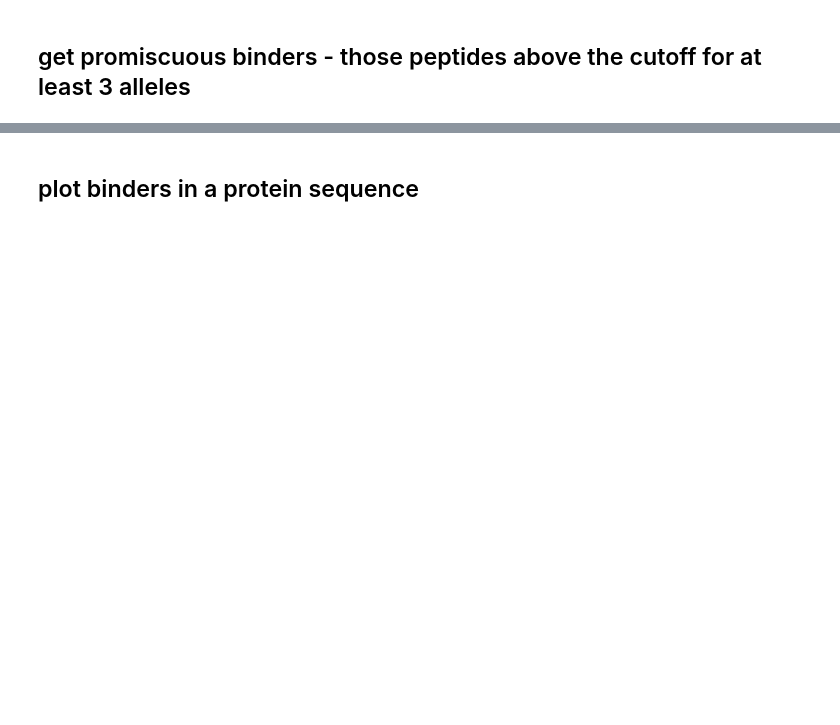
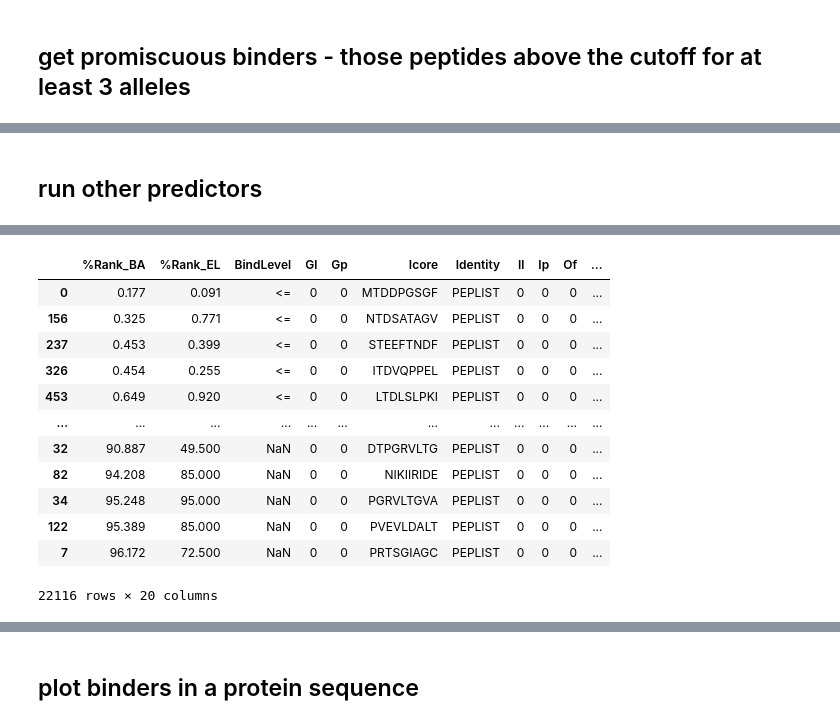
Before and after one commit to dmnfarrell/epitopepredict, a Jupyter notebook: examples/basics.ipynb, the cells around one changed output, grey strips where cells are left out. Cells and saved outputs as stored; diff of their text form; code cells hidden in the pictures; blank space fills up the shorter version.

```diff
--- a/examples/basics.ipynb
+++ b/examples/basics.ipynb
@@ -90,0 +137,7 @@ Index: []
+# %% [markdown]
+## run other predictors
+# %%
+reload(base)
+P2 = base.get_predictor('netmhcpan')
+P2.predict_sequences(prots[:10], alleles=m1_alleles, length=9, cpus=10)
+# %% [output]
@@ -90,0 +146,13 @@ Index: []
+|  | %Rank_BA | %Rank_EL | BindLevel | Gl | Gp | Icore | Identity | Il | Ip | Of | ... |
+| 0 | 0.177 | 0.091 | <= | 0 | 0 | MTDDPGSGF | PEPLIST | 0 | 0 | 0 | ... |
+| 156 | 0.325 | 0.771 | <= | 0 | 0 | NTDSATAGV | PEPLIST | 0 | 0 | 0 | ... |
+| 237 | 0.453 | 0.399 | <= | 0 | 0 | STEEFTNDF | PEPLIST | 0 | 0 | 0 | ... |
+| 326 | 0.454 | 0.255 | <= | 0 | 0 | ITDVQPPEL | PEPLIST | 0 | 0 | 0 | ... |
+| 453 | 0.649 | 0.920 | <= | 0 | 0 | LTDLSLPKI | PEPLIST | 0 | 0 | 0 | ... |
+| ... | ... | ... | ... | ... | ... | ... | ... | ... | ... | ... | ... |
+| 32 | 90.887 | 49.500 | NaN | 0 | 0 | DTPGRVLTG | PEPLIST | 0 | 0 | 0 | ... |
+| 82 | 94.208 | 85.000 | NaN | 0 | 0 | NIKIIRIDE | PEPLIST | 0 | 0 | 0 | ... |
+| 34 | 95.248 | 95.000 | NaN | 0 | 0 | PGRVLTGVA | PEPLIST | 0 | 0 | 0 | ... |
+| 122 | 95.389 | 85.000 | NaN | 0 | 0 | PVEVLDALT | PEPLIST | 0 | 0 | 0 | ... |
+| 7 | 96.172 | 72.500 | NaN | 0 | 0 | PRTSGIAGC | PEPLIST | 0 | 0 | 0 | ... |
+22116 rows × 20 columns
```
Also changed, not shown: parts of 21 cells of this notebook, 13 other files.
